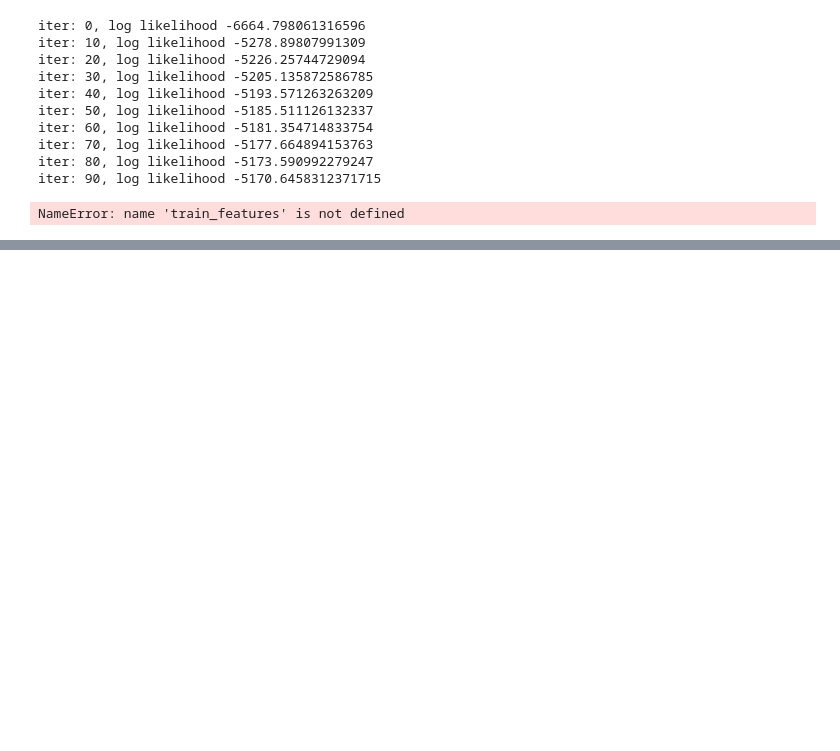
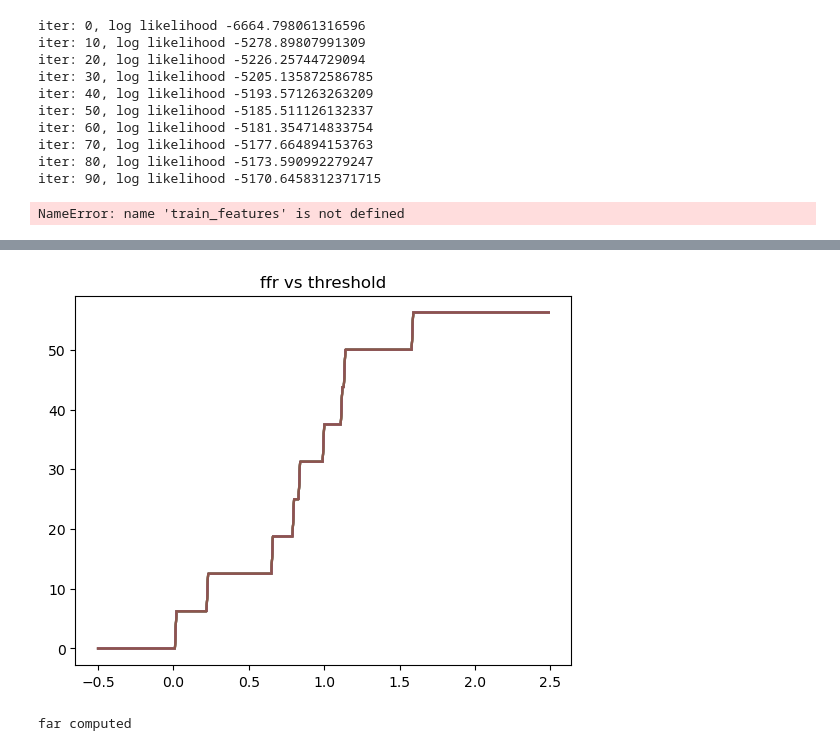
Before and after one commit to Davidjames9610/ubm, a Jupyter notebook: gmm-ubm/speaker_verification_using_gmm.ipynb, the cells around one changed output, grey strips where cells are left out. Saved outputs shown, nothing was run; the diff lists cells and outputs as text; code cells hidden in the pictures; blank space fills up the shorter version.

Commit message:
ubm gmm enrolled working correctly

```diff
--- a/gmm-ubm/speaker_verification_using_gmm.ipynb
+++ b/gmm-ubm/speaker_verification_using_gmm.ipynb
@@ -364,6 +366,10 @@ print(adapted_score, ubm_score)
 enrolled_gmms = {}
 for i in range(len(gmmCellArray)):
     enrolled_gmms[speakers[i]] = gmmCellArray[i]
+# %%
+def running_mean(x, N):
+    cumsum = np.cumsum(np.insert(x, 0, 0))
+    return (cumsum[N:] - cumsum[:-N]) / float(N)
 # %%
 # false rejection rate -
 # The speaker false rejection rate (FRR) is the rate that a given speaker is incorrectly rejected. Use the known speaker set to determine the speaker false rejection rate for a set of thresholds.
@@ -380,12 +386,61 @@ for i in range(len(speakers)):
         file = adsTestSubset.files[y]
         speaker_feature = helper_feature_extraction(file, normFactors)
 
-        logLikelihood = local_gmm._estimate_weighted_log_prob(speaker_feature)
-        lspeaker = logsumexp(logLikelihood, axis=1)
+        if len(speaker_feature) > 0:
 
-        logLikelihood = ubm._estimate_weighted_log_prob(speaker_feature)
-        lubm = logsumexp(logLikelihood, axis=1)
+            logLikelihood = local_gmm._estimate_weighted_log_prob(speaker_feature)
+            lspeaker = logsumexp(logLikelihood, axis=1)
 
-        llrPerSpeaker[y] = np.mean(lspeaker-lubm)
+            logLikelihood = ubm._estimate_weighted_log_prob(speaker_feature)
+            lubm = logsumexp(logLikelihood, axis=1)
+
+            llrPerSpeaker[y] = np.mean(running_mean(lspeaker-lubm, 3))
 
     llr.append(llrPerSpeaker)
+# %%
+llr_cat = np.concatenate(llr, axis=0)
+thresholds = np.arange(-0.5,2.5,0.01)
+thresholds = np.expand_dims(thresholds, axis=1)
+ones = np.ones((1, len(llr_cat)))
+thresholds = thresholds * ones
+ffr = np.mean((llr_cat < thresholds), axis=1)
+# %%
+import matplotlib.pyplot as plt
+
+plt.plot(thresholds, ffr * 100)
+plt.title('ffr vs threshold')
+plt.show()
+# %% [output]
+[figure, added]
+# %%
+## Speaker False Acceptance
+
+llr = []
+
+for i in range(len(speakers)):
+    cur_speaker = speakers[i]
+    local_gmm = enrolled_gmms[cur_speaker]
+    filtered = speakers[i] != speakers
+    filtered_speakers = speakers[filtered]
+    adsTestSubset = myads.subset(ads_test, filtered_speakers)
+    llrPerSpeaker = np.zeros(len(adsTestSubset.files))
+
+    for y in range(len(adsTestSubset.files)):
+        file = adsTestSubset.files[y]
+        speaker_feature = helper_feature_extraction(file, normFactors)
+
+        if len(speaker_feature) > 0:
+
+            logLikelihood = local_gmm._estimate_weighted_log_prob(speaker_feature)
+            lspeaker = logsumexp(logLikelihood, axis=1)
+
+            logLikelihood = ubm._estimate_weighted_log_prob(speaker_feature)
+            lubm = logsumexp(logLikelihood, axis=1)
+
+            llrPerSpeaker[y] = np.mean(running_mean(lspeaker-lubm, 3))
+
+    llr.append(llrPerSpeaker)
+
+print('far computed')
+# %% [output]
+far computed
```
Also changed, not shown: parts of 5 cells of this notebook.
